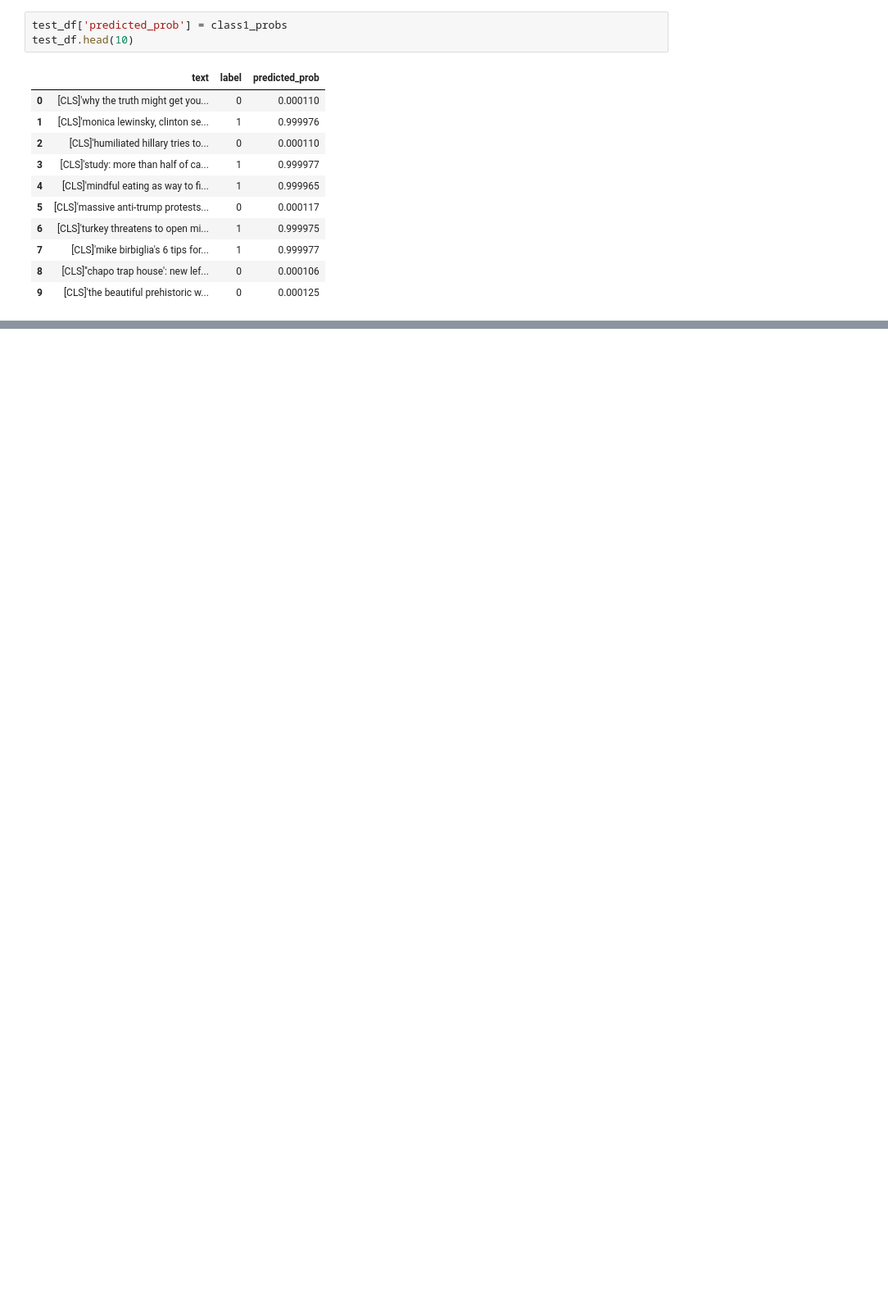
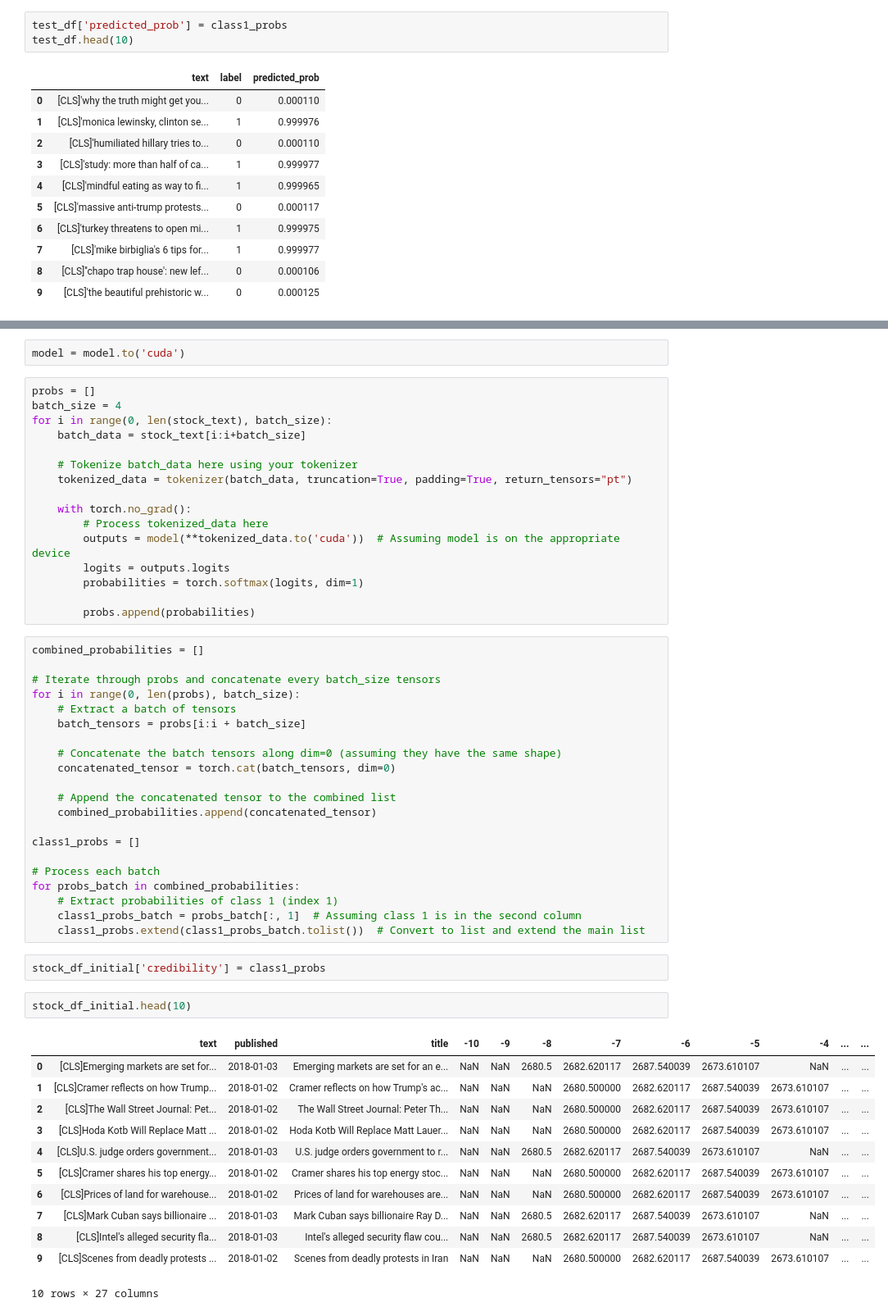
Before and after one commit to OWurst/PittCoin, a Jupyter notebook: CredibilityModeling/bert_cred_model_training.ipynb, the cells around one changed output, grey strips where cells are left out. Shown at 82% size. Cells and saved outputs as stored; diff of their text form; blank space fills up the shorter version.

Commit message:
make predictions on different data

```diff
--- a/CredibilityModeling/bert_cred_model_training.ipynb
+++ b/CredibilityModeling/bert_cred_model_training.ipynb
@@ -333,0 +355,56 @@ test_df.head(10)
+# %%
+model = model.to('cuda')
+# %%
+probs = []
+batch_size = 4
+for i in range(0, len(stock_text), batch_size):
+    batch_data = stock_text[i:i+batch_size]
+
+    # Tokenize batch_data here using your tokenizer
+    tokenized_data = tokenizer(batch_data, truncation=True, padding=True, return_tensors="pt")
+
+    with torch.no_grad():
+        # Process tokenized_data here
+        outputs = model(**tokenized_data.to('cuda'))  # Assuming model is on the appropriate device
+        logits = outputs.logits
+        probabilities = torch.softmax(logits, dim=1)
+
+        probs.append(probabilities)
+# %%
+combined_probabilities = []
+
+# Iterate through probs and concatenate every batch_size tensors
+for i in range(0, len(probs), batch_size):
+    # Extract a batch of tensors
+    batch_tensors = probs[i:i + batch_size]
+
+    # Concatenate the batch tensors along dim=0 (assuming they have the same shape)
+    concatenated_tensor = torch.cat(batch_tensors, dim=0)
+
+    # Append the concatenated tensor to the combined list
+    combined_probabilities.append(concatenated_tensor)
+
+class1_probs = []
+
+# Process each batch
+for probs_batch in combined_probabilities:
+    # Extract probabilities of class 1 (index 1)
+    class1_probs_batch = probs_batch[:, 1]  # Assuming class 1 is in the second column
+    class1_probs.extend(class1_probs_batch.tolist())  # Convert to list and extend the main list
+# %%
+stock_df_initial['credibility'] = class1_probs
+# %%
+stock_df_initial.head(10)
+# %% [output]
+|  | text | published | title | -10 | -9 | -8 | -7 | -6 | -5 | -4 | ... | ... |
+| 0 | [CLS]Emerging markets are set for... | 2018-01-03 | Emerging markets are set for an e... | NaN | NaN | 2680.5 | 2682.620117 | 2687.540039 | 2673.610107 | NaN | ... | ... |
+| 1 | [CLS]Cramer reflects on how Trump... | 2018-01-02 | Cramer reflects on how Trump's ac... | NaN | NaN | NaN | 2680.500000 | 2682.620117 | 2687.540039 | 2673.610107 | ... | ... |
+| 2 | [CLS]The Wall Street Journal: Pet... | 2018-01-02 | The Wall Street Journal: Peter Th... | NaN | NaN | NaN | 2680.500000 | 2682.620117 | 2687.540039 | 2673.610107 | ... | ... |
+| 3 | [CLS]Hoda Kotb Will Replace Matt ... | 2018-01-02 | Hoda Kotb Will Replace Matt Lauer... | NaN | NaN | NaN | 2680.500000 | 2682.620117 | 2687.540039 | 2673.610107 | ... | ... |
+| 4 | [CLS]U.S. judge orders government... | 2018-01-03 | U.S. judge orders government to r... | NaN | NaN | 2680.5 | 2682.620117 | 2687.540039 | 2673.610107 | NaN | ... | ... |
+| 5 | [CLS]Cramer shares his top energy... | 2018-01-02 | Cramer shares his top energy stoc... | NaN | NaN | NaN | 2680.500000 | 2682.620117 | 2687.540039 | 2673.610107 | ... | ... |
+| 6 | [CLS]Prices of land for warehouse... | 2018-01-02 | Prices of land for warehouses are... | NaN | NaN | NaN | 2680.500000 | 2682.620117 | 2687.540039 | 2673.610107 | ... | ... |
+| 7 | [CLS]Mark Cuban says billionaire ... | 2018-01-03 | Mark Cuban says billionaire Ray D... | NaN | NaN | 2680.5 | 2682.620117 | 2687.540039 | 2673.610107 | NaN | ... | ... |
+| 8 | [CLS]Intel's alleged security fla... | 2018-01-03 | Intel's alleged security flaw cou... | NaN | NaN | 2680.5 | 2682.620117 | 2687.540039 | 2673.610107 | NaN | ... | ... |
+| 9 | [CLS]Scenes from deadly protests ... | 2018-01-02 | Scenes from deadly protests in Iran | NaN | NaN | NaN | 2680.500000 | 2682.620117 | 2687.540039 | 2673.610107 | ... | ... |
+10 rows × 27 columns
```
Also changed, not shown: parts of 6 cells of this notebook.
